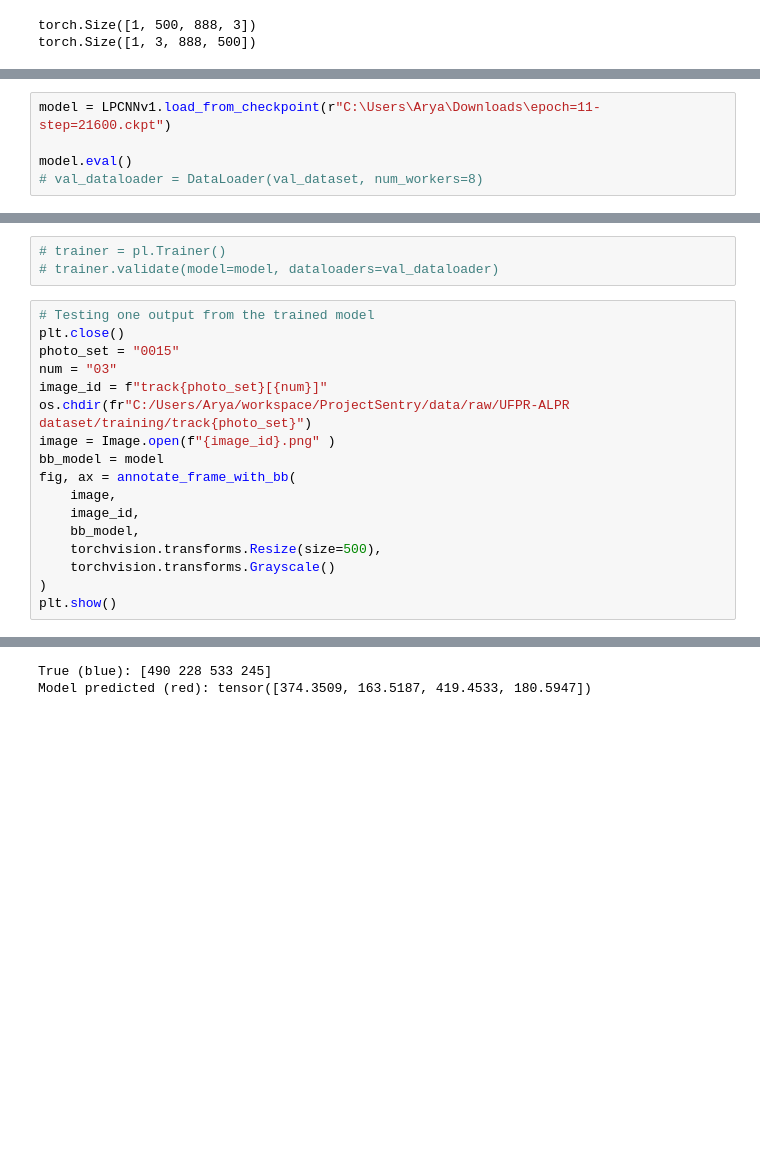
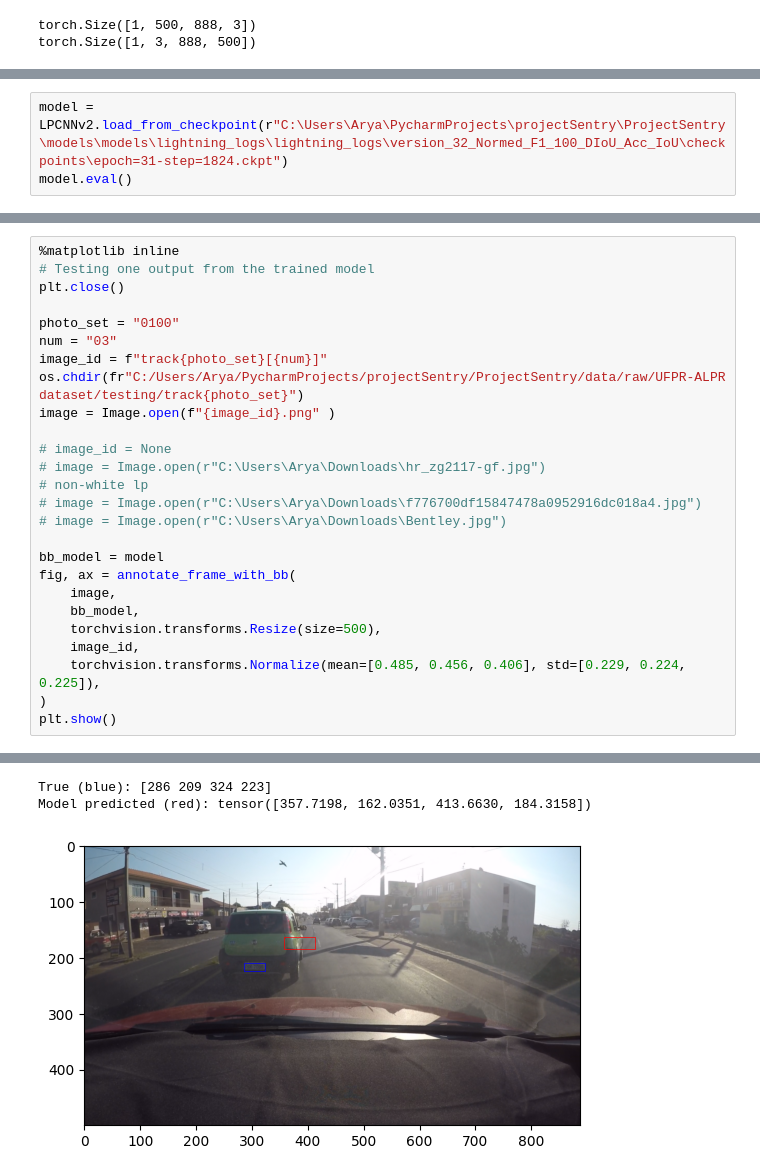
Before and after one commit to a-lohia/ProjectSentry, a Jupyter notebook: notebooks/LPCNNV1.ipynb, the cells around one changed output, grey strips where cells are left out. Cells and saved outputs as stored; diff of their text form; blank space fills up the shorter version.

```diff
--- a/notebooks/LPCNNV1.ipynb
+++ b/notebooks/LPCNNV1.ipynb
@@ -77,5 +91,3 @@ RuntimeError: [enforce fail at C:\cb\pytorch_1000000000000\work\c10\core\impl\al
 # %%
-model = LPCNNv1.load_from_checkpoint(r"C:\Users\Arya\Downloads\epoch=11-step=21600.ckpt")
-
+model = LPCNNv2.load_from_checkpoint(r"C:\Users\Arya\PycharmProjects\projectSentry\ProjectSentry\models\models\lightning_logs\lightning_logs\version_32_Normed_F1_100_DIoU_Acc_IoU\checkpoints\epoch=31-step=1824.ckpt")
 model.eval()
-# val_dataloader = DataLoader(val_dataset, num_workers=8)
@@ -82,21 +113,27 @@ model.eval()
-# %%
-# trainer = pl.Trainer()
-# trainer.validate(model=model, dataloaders=val_dataloader)
 # %%
+%matplotlib inline
 # Testing one output from the trained model
 plt.close()
-photo_set = "0015"
+
+photo_set = "0100"
 num = "03"
 image_id = f"track{photo_set}[{num}]"
-os.chdir(fr"C:/Users/Arya/workspace/ProjectSentry/data/raw/UFPR-ALPR dataset/training/track{photo_set}")
+os.chdir(fr"C:/Users/Arya/PycharmProjects/projectSentry/ProjectSentry/data/raw/UFPR-ALPR dataset/testing/track{photo_set}")
 image = Image.open(f"{image_id}.png" )
+
+# image_id = None
+# image = Image.open(r"C:\Users\Arya\Downloads\hr_zg2117-gf.jpg")
+# non-white lp
+# image = Image.open(r"C:\Users\Arya\Downloads\f776700df15847478a0952916dc018a4.jpg")
+# image = Image.open(r"C:\Users\Arya\Downloads\Bentley.jpg")
+
 bb_model = model
 fig, ax = annotate_frame_with_bb(
     image,
-    image_id,
     bb_model,
     torchvision.transforms.Resize(size=500),
-    torchvision.transforms.Grayscale()
+    image_id,
+    torchvision.transforms.Normalize(mean=[0.485, 0.456, 0.406], std=[0.229, 0.224, 0.225]),
 )
 plt.show()
 # %% [output]
@@ -105,2 +140,3 @@ plt.show()
-True (blue): [490 228 533 245]
-Model predicted (red): tensor([374.3509, 163.5187, 419.4533, 180.5947])
+True (blue): [286 209 324 223]
+Model predicted (red): tensor([357.7198, 162.0351, 413.6630, 184.3158])
+[figure, added]
```
Also changed, not shown: parts of 10 cells of this notebook, 4 other files.
